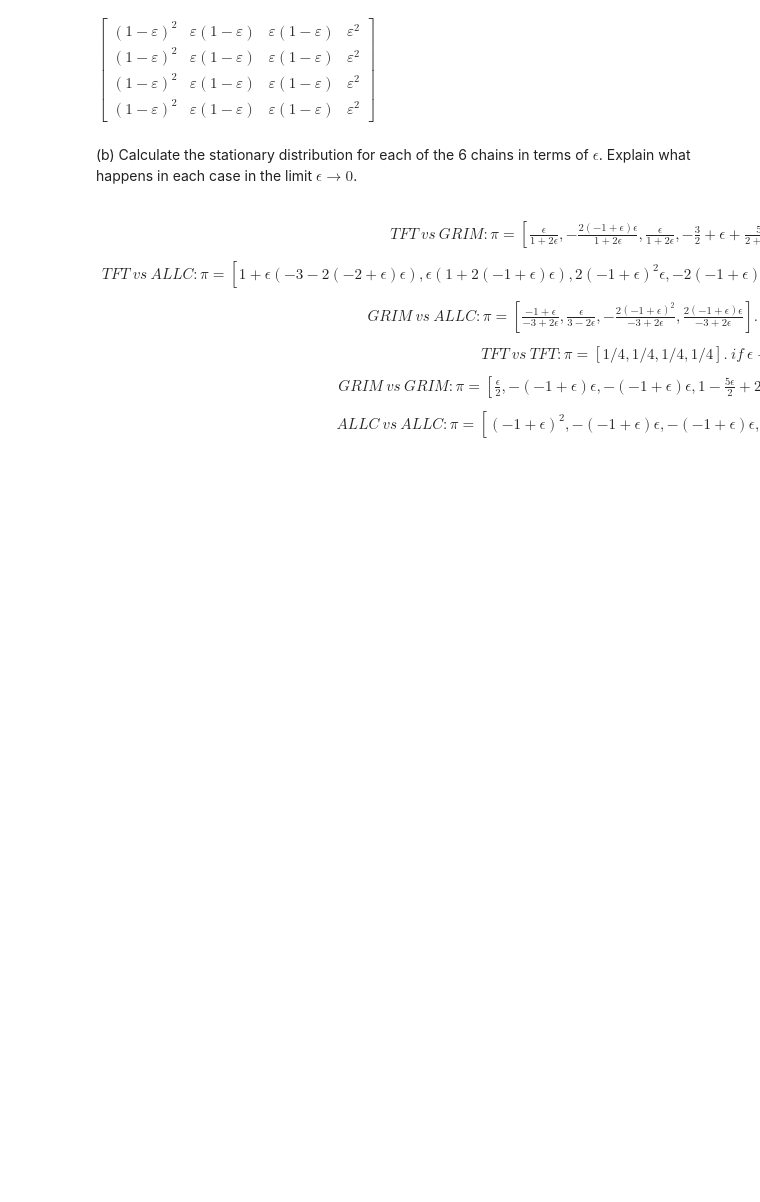
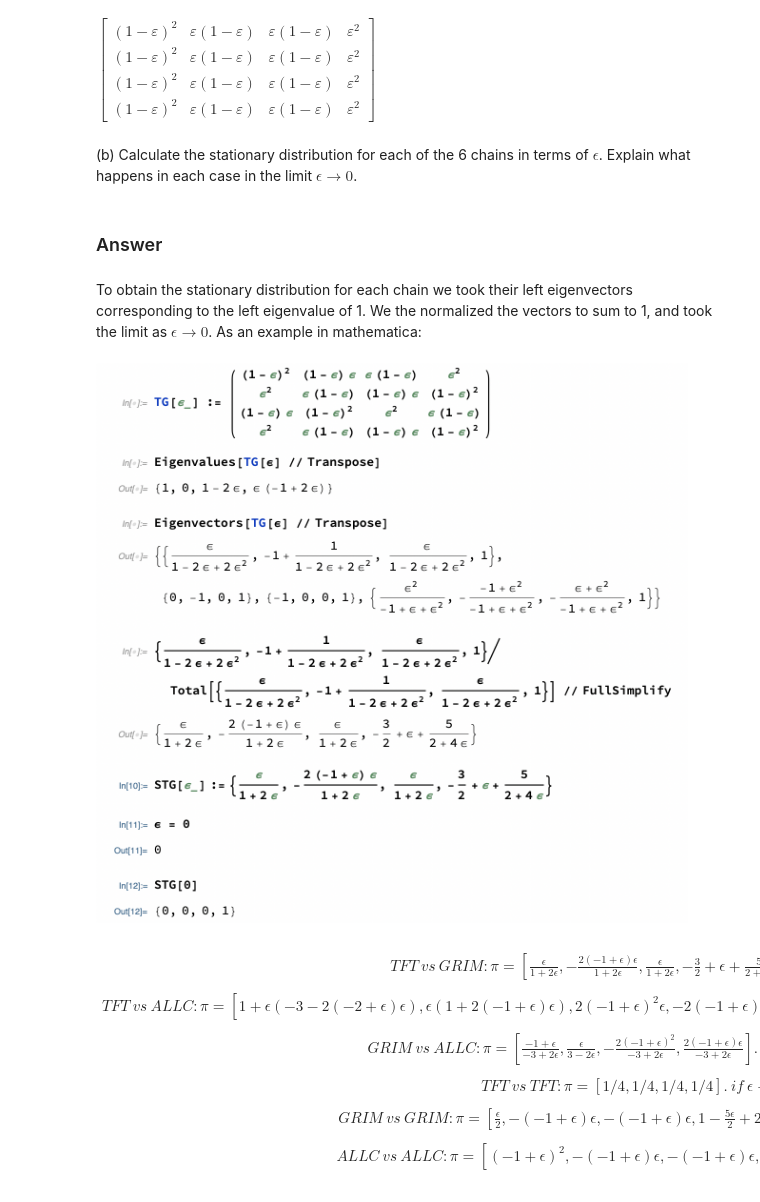
Before and after one commit to seacevedo/StochasticProcessesChallenges, a Jupyter notebook: Homework_4/Homework4-SaulAcevedo.ipynb, the cells around one changed output. Cells and saved outputs as stored; diff of their text form; code cells hidden in the pictures; blank space fills up the shorter version.

```diff
--- a/Homework_4/Homework4-SaulAcevedo.ipynb
+++ b/Homework_4/Homework4-SaulAcevedo.ipynb
@@ -452,6 +457,15 @@ ALLC vs ALLC:
 $\displaystyle \left[\begin{matrix}\left(1 - ε\right)^{2} & ε \left(1 - ε\right) & ε \left(1 - ε\right) & ε^{2}\\\left(1 - ε\right)^{2} & ε \left(1 - ε\right) & ε \left(1 - ε\right) & ε^{2}\\\left(1 - ε\right)^{2} & ε \left(1 - ε\right) & ε \left(1 - ε\right) & ε^{2}\\\left(1 - ε\right)^{2} & ε \left(1 - ε\right) & ε \left(1 - ε\right) & ε^{2}\end{matrix}\right]$
 # %% [markdown]
 (b) Calculate the stationary distribution for each of the 6 chains in terms of $\epsilon$. Explain what happens in each case in the limit $\epsilon \to 0$.
+# %% [markdown]
+### Answer
+# %% [markdown]
+To obtain the stationary distribution for each chain we took their left eigenvectors corresponding to the left eigenvalue of 1. We the normalized the vectors to sum to 1, and took the limit as $\epsilon \to 0$.  As an example in mathematica:
+# %%
+image = Image.open('stationary_dist.png')
+image
+# %% [output]
+[figure, added]
 # %% [markdown]
 $$
 \begin{align*}
```
Also changed, not shown: parts of 7 cells of this notebook, 2 other files.
